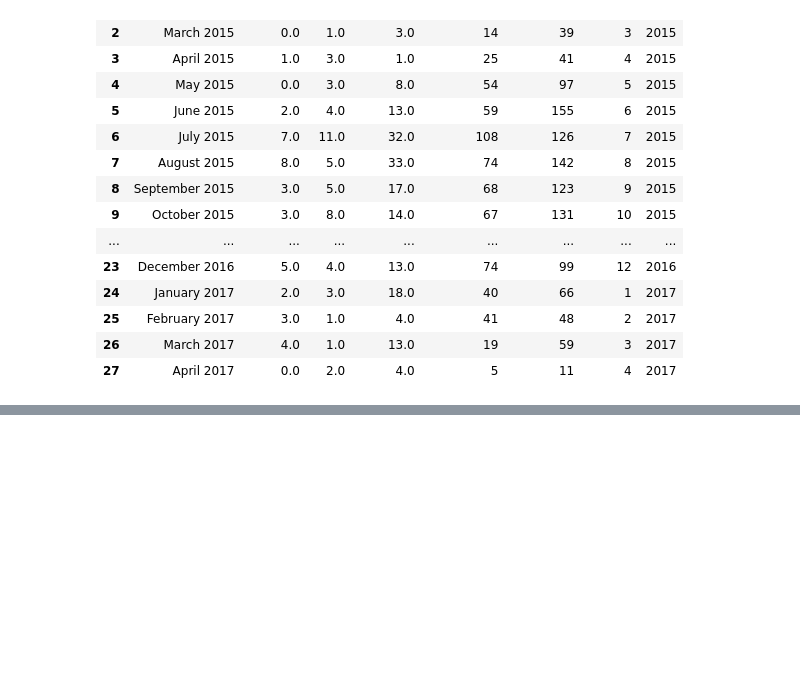
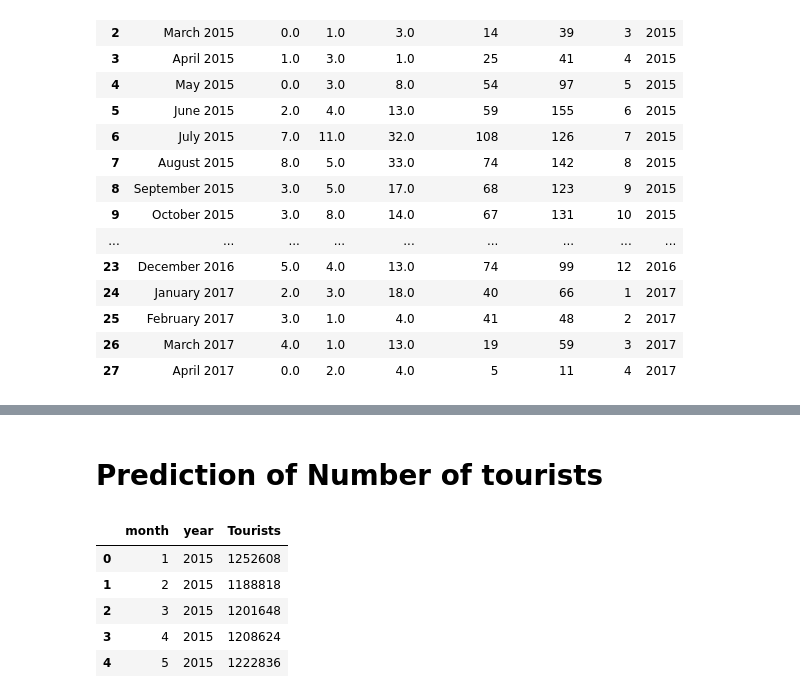
Before and after one commit to tejascphadnis/Tejas-Capstone-Project-Final, a Jupyter notebook: TADataCleanup.ipynb, the cells around one changed output, grey strips where cells are left out. Saved outputs shown, nothing was run; the diff lists cells and outputs as text; code cells hidden in the pictures; blank space fills up the shorter version.

```diff
--- a/TADataCleanup.ipynb
+++ b/TADataCleanup.ipynb
@@ -334,0 +354,14 @@ show(row(area1, area2))
+# %% [markdown]
+# Prediction of Number of tourists
+# %%
+# Upload international tourist data from singapore government
+int_tourist = pd.read_csv("Singapore International Tourist 2015-16.csv")
+# %%
+int_tourist.head(5)
+# %% [output]
+|  | month | year | Tourists |
+| 0 | 1 | 2015 | 1252608 |
+| 1 | 2 | 2015 | 1188818 |
+| 2 | 3 | 2015 | 1201648 |
+| 3 | 4 | 2015 | 1208624 |
+| 4 | 5 | 2015 | 1222836 |
```
Also changed, not shown: parts of 18 cells of this notebook, 4 other files.
